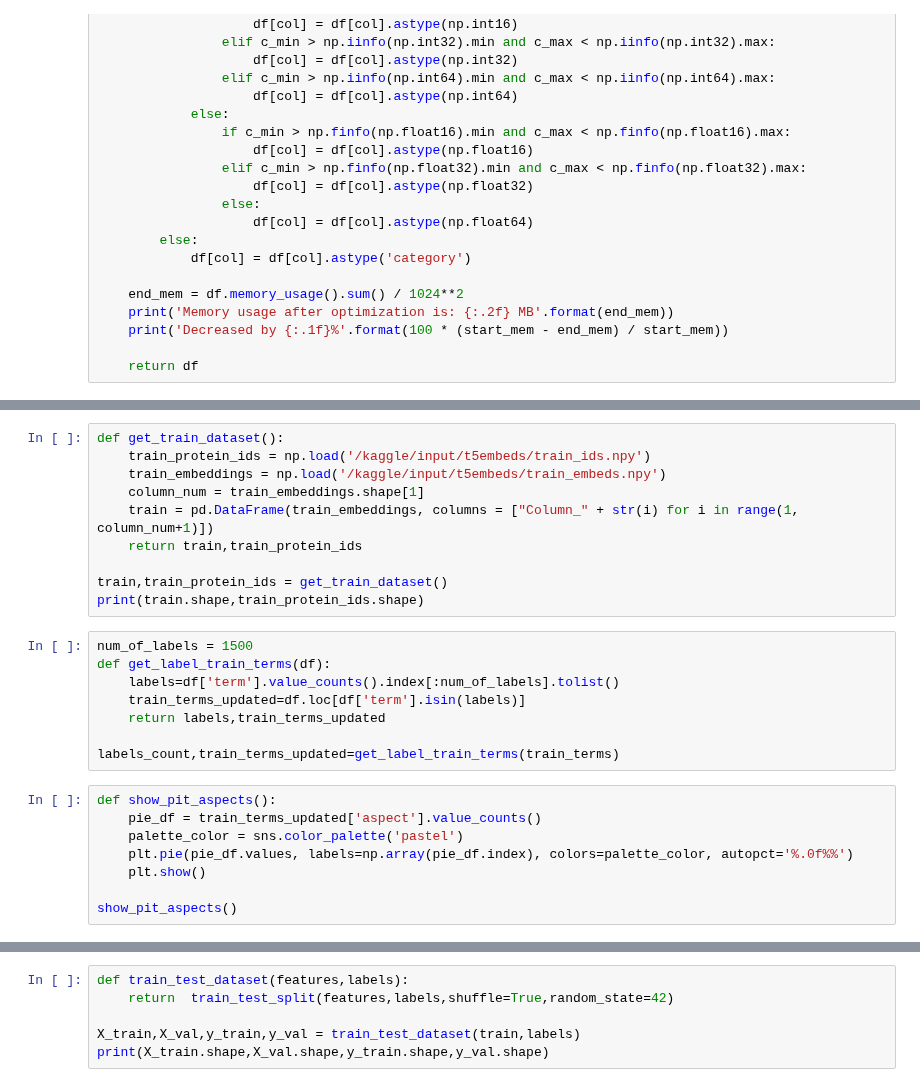
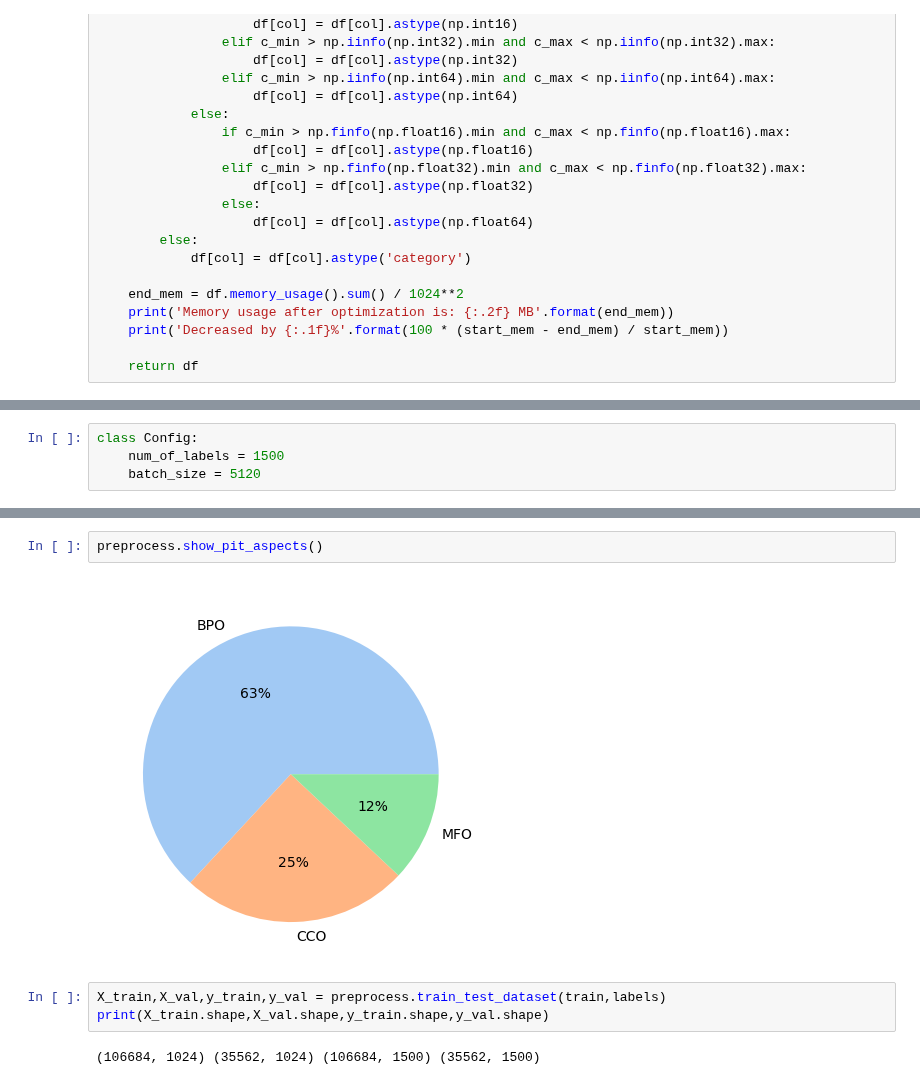
Before and after one commit to averma111/Kaggle_Competition, a Jupyter notebook: cafa5-pytorch-lightning.ipynb, the cells around one changed output, grey strips where cells are left out. Drawn from its saved outputs; the diff is of its cells as text.

Commit message:
Kaggle Notebook | ⚡CAFA5Lightning⚡ | Version 4

```diff
--- a/cafa5-pytorch-lightning.ipynb
+++ b/cafa5-pytorch-lightning.ipynb
@@ -95,27 +135,5 @@ train_terms=reduce_mem_usage(get_dataframe(train_terms))
-# %%
-def get_train_dataset():
-    train_protein_ids = np.load('/kaggle/input/t5embeds/train_ids.npy')
-    train_embeddings = np.load('/kaggle/input/t5embeds/train_embeds.npy')
-    column_num = train_embeddings.shape[1]
-    train = pd.DataFrame(train_embeddings, columns = ["Column_" + str(i) for i in range(1, column_num+1)])
-    return train,train_protein_ids
-
-train,train_protein_ids = get_train_dataset()
-print(train.shape,train_protein_ids.shape)
-# %%
-num_of_labels = 1500
-def get_label_train_terms(df):
-    labels=df['term'].value_counts().index[:num_of_labels].tolist()
-    train_terms_updated=df.loc[df['term'].isin(labels)]
-    return labels,train_terms_updated
-
-labels_count,train_terms_updated=get_label_train_terms(train_terms)
-# %%
-def show_pit_aspects():
-    pie_df = train_terms_updated['aspect'].value_counts()
-    palette_color = sns.color_palette('pastel')
-    plt.pie(pie_df.values, labels=np.array(pie_df.index), colors=palette_color, autopct='%.0f%%')
-    plt.show()
-
-show_pit_aspects()
+# %%
+class Config:
+    num_of_labels = 1500
+    batch_size = 5120
 # %%
@@ -138,6 +187,9 @@ print(labels.shape)
+# %%
+preprocess.show_pit_aspects()
+# %% [output]
+[figure, added]
 # %%
-def train_test_dataset(features,labels):
-    return  train_test_split(features,labels,shuffle=True,random_state=42)
-
-X_train,X_val,y_train,y_val = train_test_dataset(train,labels)
+X_train,X_val,y_train,y_val = preprocess.train_test_dataset(train,labels)
 print(X_train.shape,X_val.shape,y_train.shape,y_val.shape)
+# %% [output]
+(106684, 1024) (35562, 1024) (106684, 1500) (35562, 1500)
```
Also changed, not shown: parts of 8 cells of this notebook.
